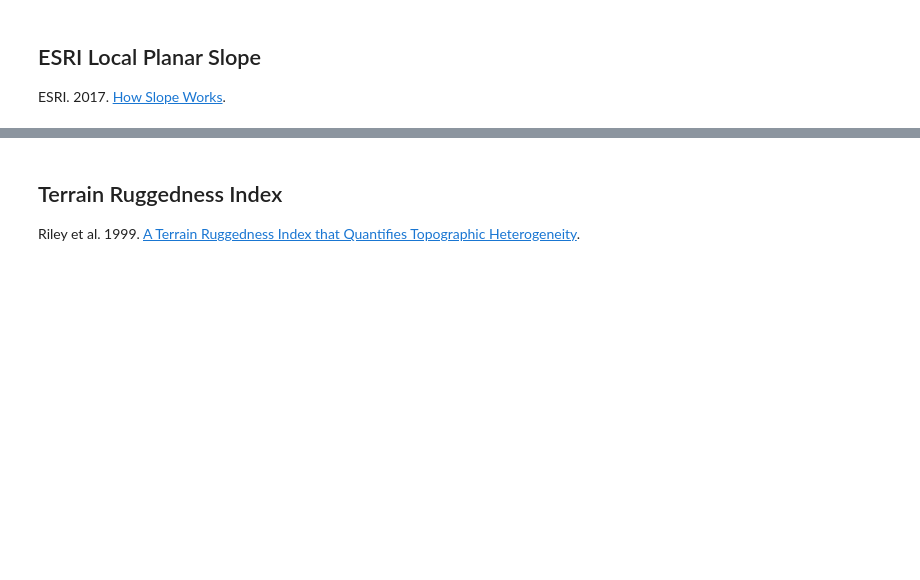
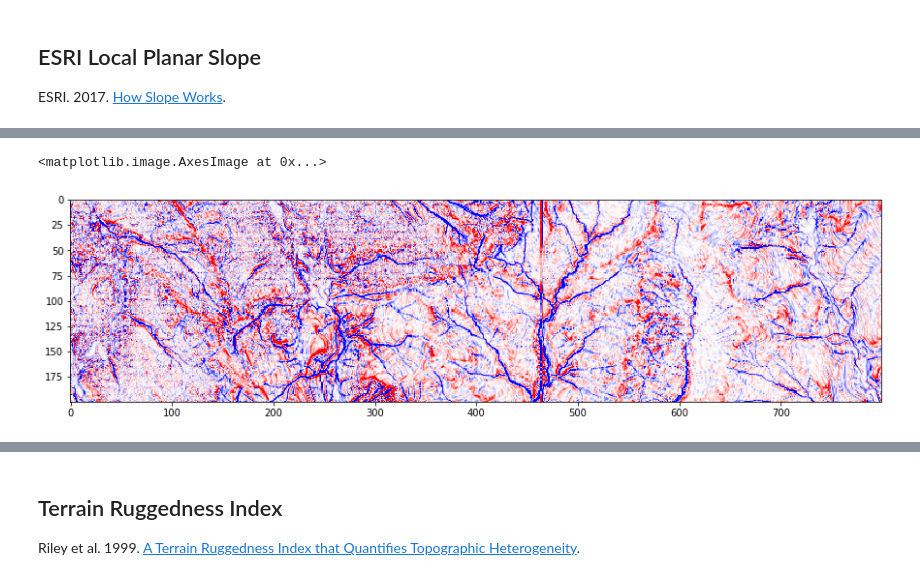
Before and after one commit to thomaspingel/neilpy, a Jupyter notebook: examples/DEM Filters.ipynb, the cells around one changed output, grey strips where cells are left out. Saved outputs shown, nothing was run; the diff lists cells and outputs as text; code cells hidden in the pictures; blank space fills up the shorter version.

Commit message:
added curvature, new example

```diff
--- a/examples/DEM Filters.ipynb
+++ b/examples/DEM Filters.ipynb
@@ -41,0 +56,10 @@ plt.show()
+# %%
+C = ndi.filters.generic_filter(Z,esri_curvature,size=3,extra_keywords={'cellsize':cellsize})
+C_profile = ndi.filters.generic_filter(Z,esri_curvature,size=3,extra_keywords={'cellsize':cellsize,'kind':'profile'})
+C_plan = ndi.filters.generic_filter(Z,esri_curvature,size=3,extra_keywords={'cellsize':cellsize,'kind':'plan'})
+# %%
+plt.figure(figsize=((15,10)))
+plt.imshow(C[600:800,400:1200],cmap='bwr',vmin=-.5,vmax=.5)
+# %% [output]
+<matplotlib.image.AxesImage at 0x...>
+[figure, added]
```
Also changed, not shown: parts of 8 cells of this notebook, 3 other files.
